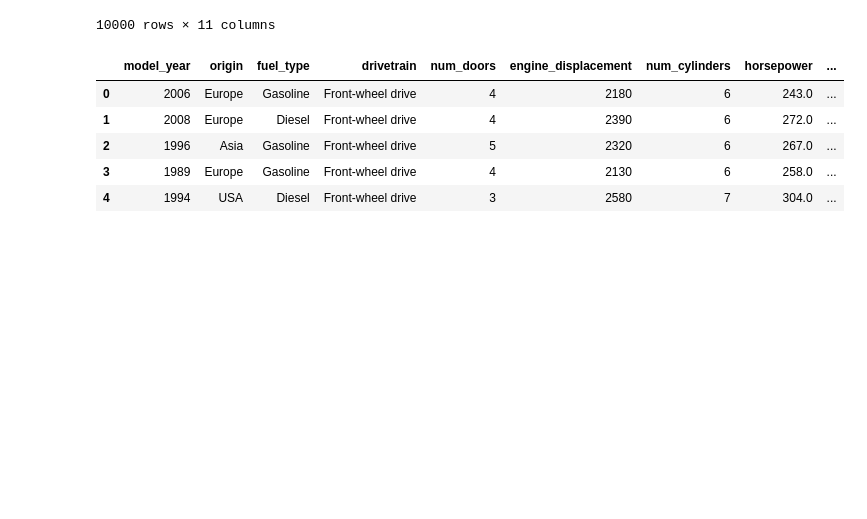
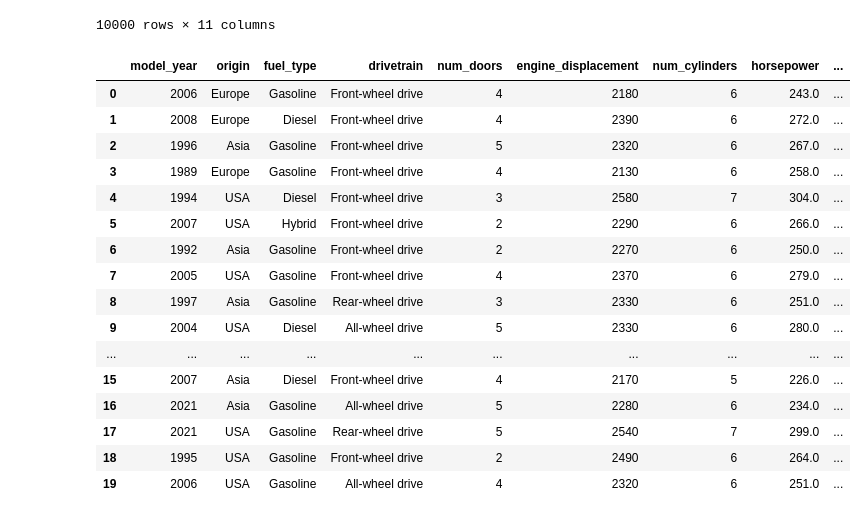
Before and after one commit to katnnabeth/machine-learning-zoomcamp-homework, a Jupyter notebook: 01-intro/homework-1.ipynb, the cells around one changed output. Saved outputs shown, nothing was run; the diff lists cells and outputs as text; code cells hidden in the pictures; blank space fills up the shorter version.

```diff
--- a/01-intro/homework-1.ipynb
+++ b/01-intro/homework-1.ipynb
@@ -15,4 +8,2 @@ SyntaxError: invalid syntax (2437560700.py, line 1)
 # %%
 df = pd.read_csv("https://raw.githubusercontent.com/DataTalksClub/machine-learning-zoomcamp/main/cohorts/2026/data/car_fuel_efficiency_2026.csv")
-# %%
-df = pd.read_csv("https://raw.githubusercontent.com/DataTalksClub/machine-learning-zoomcamp/main/cohorts/2026/data/car_fuel_efficiency_2026.csv")
@@ -42,11 +24,22 @@ df
 | 9999 | 2011 | USA | Diesel | Front-wheel drive | 4 | 2380 | 6 | 295.0 | ... |
 10000 rows × 11 columns
 # %%
-df.head()
+df.head(20)
 # %% [output]
 |  | model_year | origin | fuel_type | drivetrain | num_doors | engine_displacement | num_cylinders | horsepower | ... |
 | 0 | 2006 | Europe | Gasoline | Front-wheel drive | 4 | 2180 | 6 | 243.0 | ... |
 | 1 | 2008 | Europe | Diesel | Front-wheel drive | 4 | 2390 | 6 | 272.0 | ... |
 | 2 | 1996 | Asia | Gasoline | Front-wheel drive | 5 | 2320 | 6 | 267.0 | ... |
 | 3 | 1989 | Europe | Gasoline | Front-wheel drive | 4 | 2130 | 6 | 258.0 | ... |
 | 4 | 1994 | USA | Diesel | Front-wheel drive | 3 | 2580 | 7 | 304.0 | ... |
+| 5 | 2007 | USA | Hybrid | Front-wheel drive | 2 | 2290 | 6 | 266.0 | ... |
+| 6 | 1992 | Asia | Gasoline | Front-wheel drive | 2 | 2270 | 6 | 250.0 | ... |
+| 7 | 2005 | USA | Gasoline | Front-wheel drive | 4 | 2370 | 6 | 279.0 | ... |
+| 8 | 1997 | Asia | Gasoline | Rear-wheel drive | 3 | 2330 | 6 | 251.0 | ... |
+| 9 | 2004 | USA | Diesel | All-wheel drive | 5 | 2330 | 6 | 280.0 | ... |
+| ... | ... | ... | ... | ... | ... | ... | ... | ... | ... |
+| 15 | 2007 | Asia | Diesel | Front-wheel drive | 4 | 2170 | 5 | 226.0 | ... |
+| 16 | 2021 | Asia | Gasoline | All-wheel drive | 5 | 2280 | 6 | 234.0 | ... |
+| 17 | 2021 | USA | Gasoline | Rear-wheel drive | 5 | 2540 | 7 | 299.0 | ... |
+| 18 | 1995 | USA | Gasoline | Front-wheel drive | 2 | 2490 | 6 | 264.0 | ... |
+| 19 | 2006 | USA | Gasoline | All-wheel drive | 4 | 2320 | 6 | 251.0 | ... |
```
Also changed, not shown: parts of 17 cells of this notebook.
